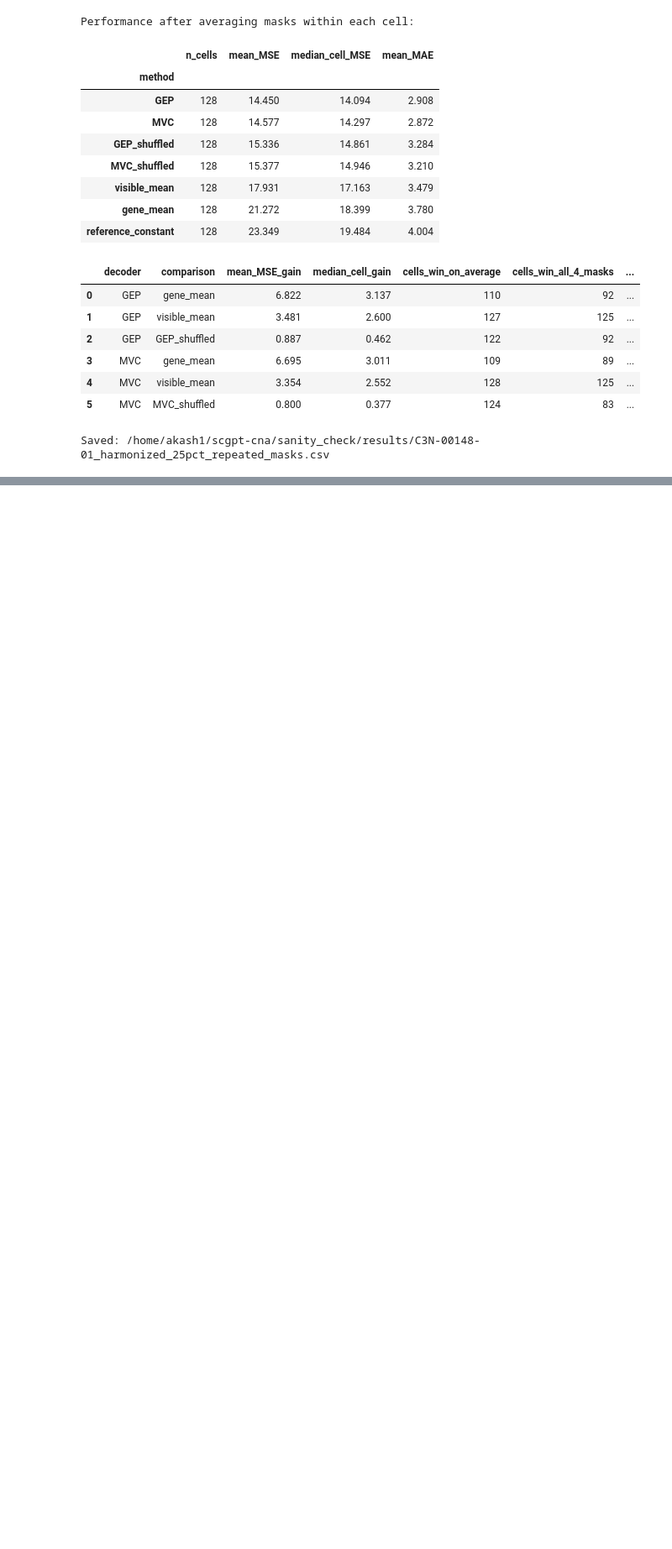
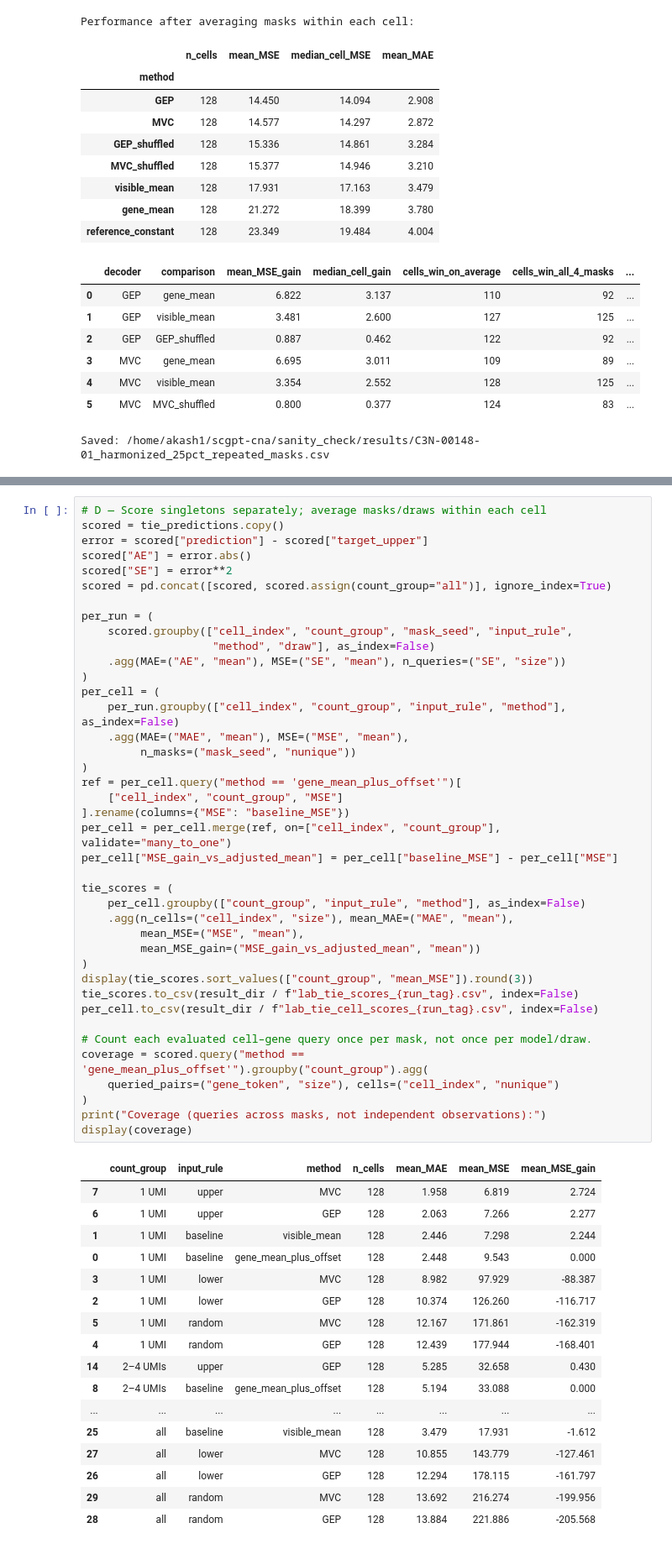
Before and after one commit to AkashPrasad2/scgpt-cna, a Jupyter notebook: notebooks/03-revised-expression-prediction.ipynb, the cells around one changed output, grey strips where cells are left out. Shown at 84% size. Cells and saved outputs as stored; diff of their text form; blank space fills up the shorter version.

```diff
--- a/notebooks/03-revised-expression-prediction.ipynb
+++ b/notebooks/03-revised-expression-prediction.ipynb
@@ -1515,0 +1658,58 @@ Saved: /home/akash1/scgpt-cna/sanity_check/results/C3N-00148-01_harmonized_25pct
+# %%
+# D — Score singletons separately; average masks/draws within each cell
+scored = tie_predictions.copy()
+error = scored["prediction"] - scored["target_upper"]
+scored["AE"] = error.abs()
+scored["SE"] = error**2
+scored = pd.concat([scored, scored.assign(count_group="all")], ignore_index=True)
+
+per_run = (
+    scored.groupby(["cell_index", "count_group", "mask_seed", "input_rule",
+                    "method", "draw"], as_index=False)
+    .agg(MAE=("AE", "mean"), MSE=("SE", "mean"), n_queries=("SE", "size"))
+)
+per_cell = (
+    per_run.groupby(["cell_index", "count_group", "input_rule", "method"], as_index=False)
+    .agg(MAE=("MAE", "mean"), MSE=("MSE", "mean"),
+         n_masks=("mask_seed", "nunique"))
+)
+ref = per_cell.query("method == 'gene_mean_plus_offset'")[
+    ["cell_index", "count_group", "MSE"]
+].rename(columns={"MSE": "baseline_MSE"})
+per_cell = per_cell.merge(ref, on=["cell_index", "count_group"], validate="many_to_one")
+per_cell["MSE_gain_vs_adjusted_mean"] = per_cell["baseline_MSE"] - per_cell["MSE"]
+
+tie_scores = (
+    per_cell.groupby(["count_group", "input_rule", "method"], as_index=False)
+    .agg(n_cells=("cell_index", "size"), mean_MAE=("MAE", "mean"),
+         mean_MSE=("MSE", "mean"),
+         mean_MSE_gain=("MSE_gain_vs_adjusted_mean", "mean"))
+)
+display(tie_scores.sort_values(["count_group", "mean_MSE"]).round(3))
+tie_scores.to_csv(result_dir / f"lab_tie_scores_{run_tag}.csv", index=False)
+per_cell.to_csv(result_dir / f"lab_tie_cell_scores_{run_tag}.csv", index=False)
+
+# Count each evaluated cell–gene query once per mask, not once per model/draw.
+coverage = scored.query("method == 'gene_mean_plus_offset'").groupby("count_group").agg(
+    queried_pairs=("gene_token", "size"), cells=("cell_index", "nunique")
+)
+print("Coverage (queries across masks, not independent observations):")
+display(coverage)
+# %% [output]
+|  | count_group | input_rule | method | n_cells | mean_MAE | mean_MSE | mean_MSE_gain |
+| 7 | 1 UMI | upper | MVC | 128 | 1.958 | 6.819 | 2.724 |
+| 6 | 1 UMI | upper | GEP | 128 | 2.063 | 7.266 | 2.277 |
+| 1 | 1 UMI | baseline | visible_mean | 128 | 2.446 | 7.298 | 2.244 |
+| 0 | 1 UMI | baseline | gene_mean_plus_offset | 128 | 2.448 | 9.543 | 0.000 |
+| 3 | 1 UMI | lower | MVC | 128 | 8.982 | 97.929 | -88.387 |
+| 2 | 1 UMI | lower | GEP | 128 | 10.374 | 126.260 | -116.717 |
+| 5 | 1 UMI | random | MVC | 128 | 12.167 | 171.861 | -162.319 |
+| 4 | 1 UMI | random | GEP | 128 | 12.439 | 177.944 | -168.401 |
+| 14 | 2–4 UMIs | upper | GEP | 128 | 5.285 | 32.658 | 0.430 |
+| 8 | 2–4 UMIs | baseline | gene_mean_plus_offset | 128 | 5.194 | 33.088 | 0.000 |
+| ... | ... | ... | ... | ... | ... | ... | ... |
+| 25 | all | baseline | visible_mean | 128 | 3.479 | 17.931 | -1.612 |
+| 27 | all | lower | MVC | 128 | 10.855 | 143.779 | -127.461 |
+| 26 | all | lower | GEP | 128 | 12.294 | 178.115 | -161.797 |
+| 29 | all | random | MVC | 128 | 13.692 | 216.274 | -199.956 |
+| 28 | all | random | GEP | 128 | 13.884 | 221.886 | -205.568 |
```
Also changed, not shown: parts of 8 cells of this notebook, 1 other file.
